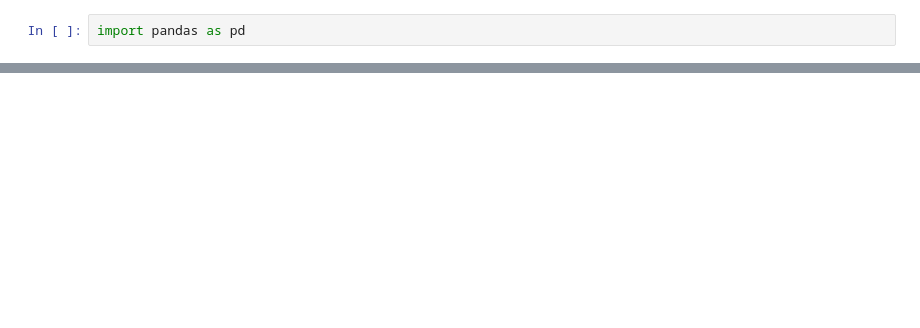
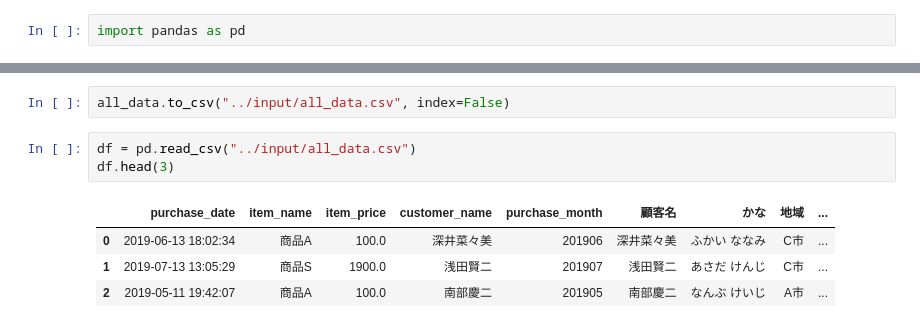
Before and after one commit to akiabe/DS-100K-C1, a Jupyter notebook: notebooks/chapter02.ipynb, the cells around one changed output, grey strips where cells are left out. Cells and saved outputs as stored; diff of their text form; blank space fills up the shorter version.

```diff
--- a/notebooks/chapter02.ipynb
+++ b/notebooks/chapter02.ipynb
@@ -60,0 +258,10 @@ array(['商品A', '商品S', '商品Z', '商品V', '商品O', '商品U', '商品
+# %%
+all_data.to_csv("../input/all_data.csv", index=False)
+# %%
+df = pd.read_csv("../input/all_data.csv")
+df.head(3)
+# %% [output]
+|  | purchase_date | item_name | item_price | customer_name | purchase_month | 顧客名 | かな | 地域 | ... |
+| 0 | 2019-06-13 18:02:34 | 商品A | 100.0 | 深井菜々美 | 201906 | 深井菜々美 | ふかい ななみ | C市 | ... |
+| 1 | 2019-07-13 13:05:29 | 商品S | 1900.0 | 浅田賢二 | 201907 | 浅田賢二 | あさだ けんじ | C市 | ... |
+| 2 | 2019-05-11 19:42:07 | 商品A | 100.0 | 南部慶二 | 201905 | 南部慶二 | なんぶ けいじ | A市 | ... |
```
Also changed, not shown: parts of 38 cells of this notebook.
